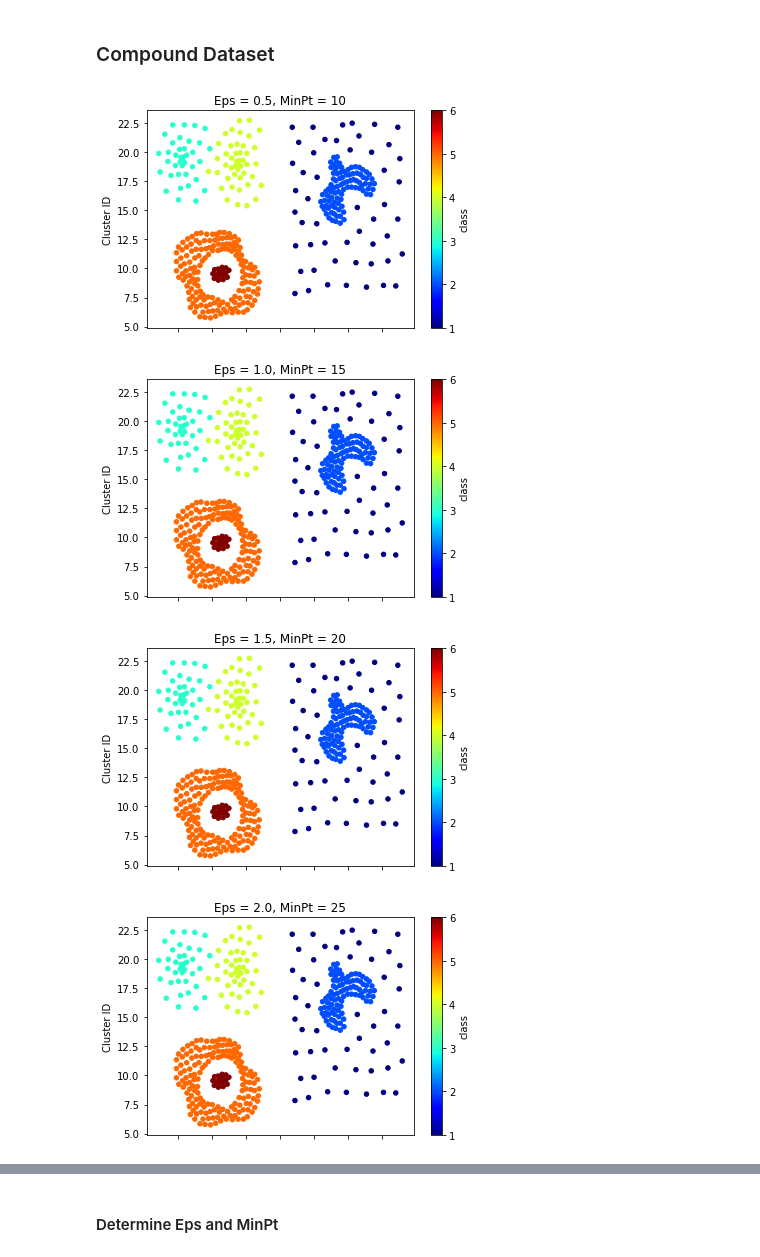
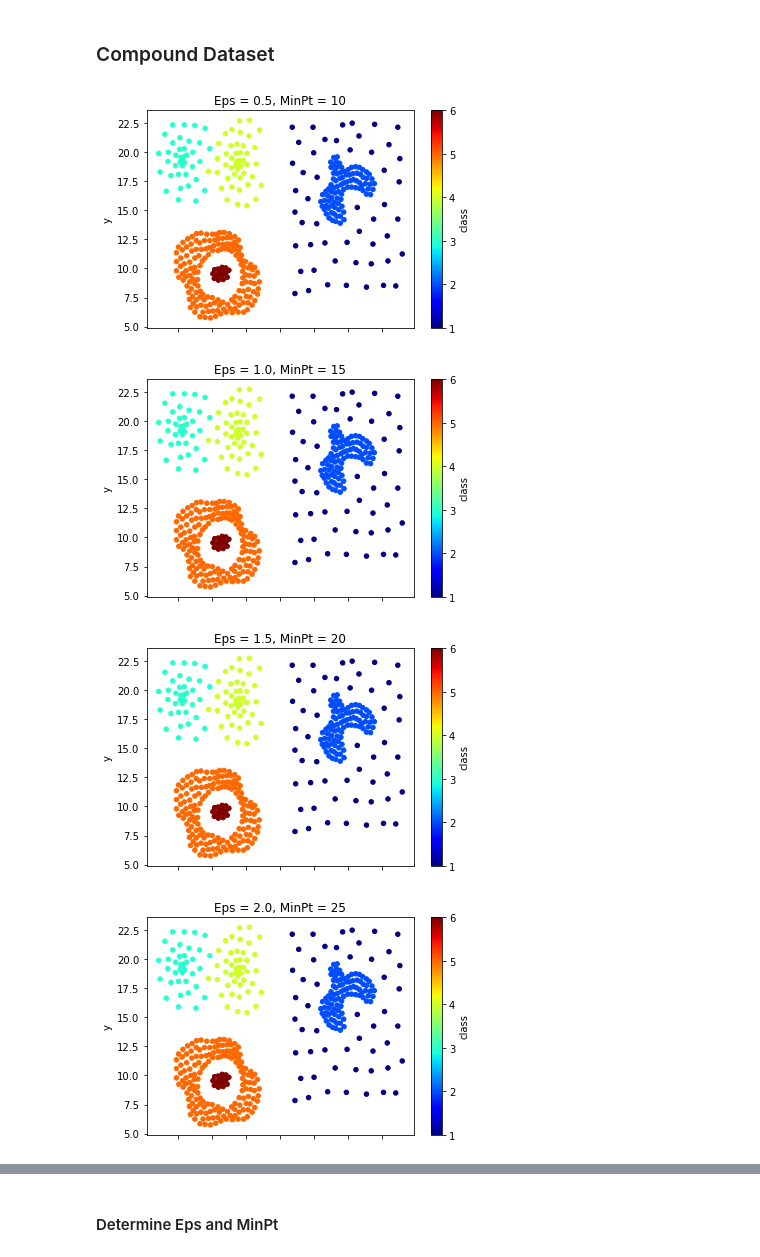
Before and after one commit to PulkitMadan/data_mining_labs, a Jupyter notebook: src/lab8.ipynb, the cells around one changed output, grey strips where cells are left out. Saved outputs shown, nothing was run; the diff lists cells and outputs as text; code cells hidden in the pictures.

```diff
--- a/src/lab8.ipynb
+++ b/src/lab8.ipynb
@@ -122,18 +122,18 @@ Text(0, 0.5, 'SSE')
 # %%
 eps = [0.5, 1.0, 1.5, 2.0, 2.5]
 min_samples = [10, 15, 20, 25, 30]
 for index in range(len(eps)):
     db = DBSCAN(eps=eps[index], min_samples=min_samples[index]).fit(compound_data_new)
     core_samples_mask = np.zeros_like(db.labels_, dtype=bool)
     core_samples_mask[db.core_sample_indices_] = True
     result = compound_data
     # Plot clustering results vs k
     result.plot.scatter(x='feature_1', y='feature_2', c='class', colormap='jet')
     plt.title("Eps = " + str(eps[index]) + ", " + "MinPt = "  + str(min_samples[index]))
-    plt.xlabel('Item Number')
-    plt.ylabel('Cluster ID')
+    plt.xlabel('x')
+    plt.ylabel('y')
 # %% [output]
-[figure, old version]
+[figure, new version]
-[figure, old version]
+[figure, new version]
-[figure, old version]
+[figure, new version]
-[figure, old version]
+[figure, new version]
```
Also changed, not shown: parts of 5 cells of this notebook.
